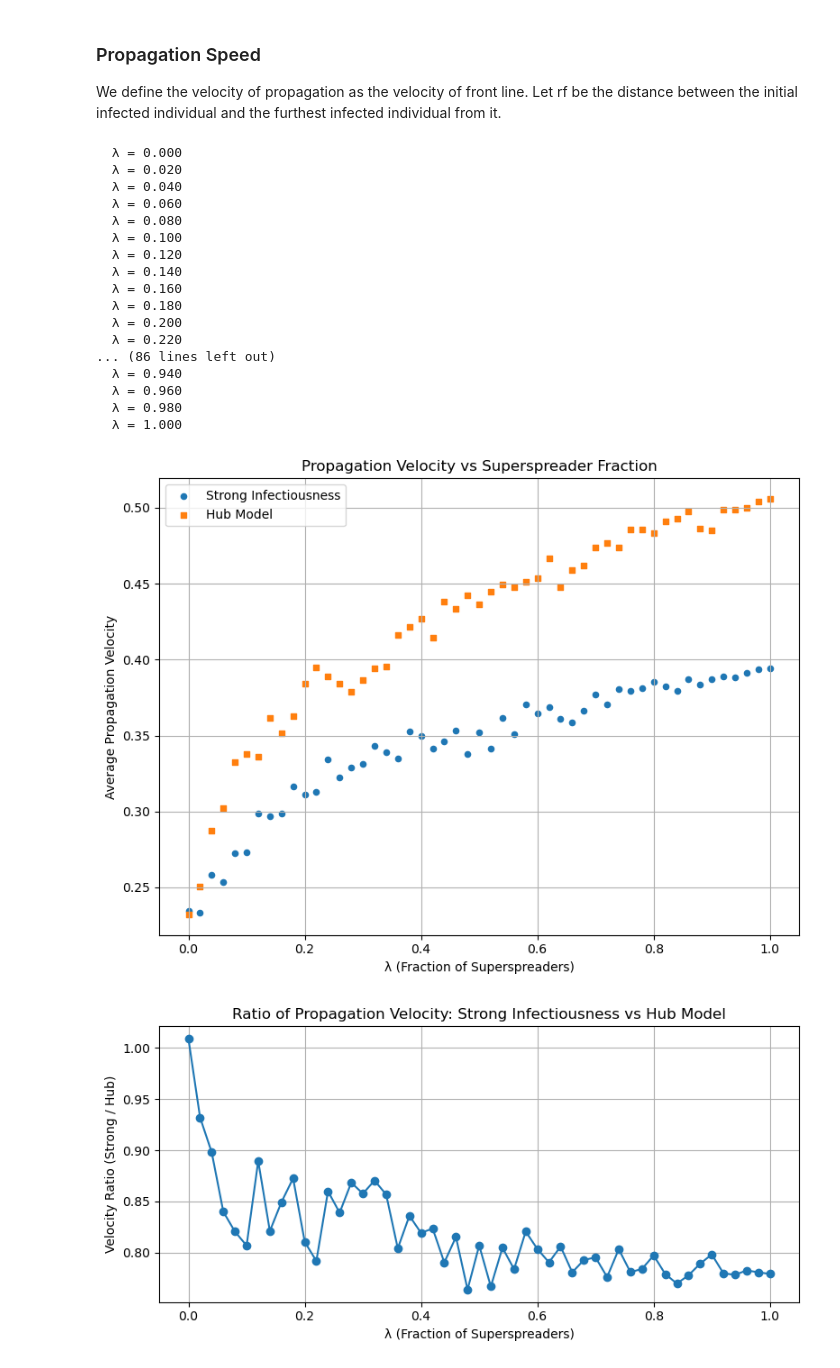
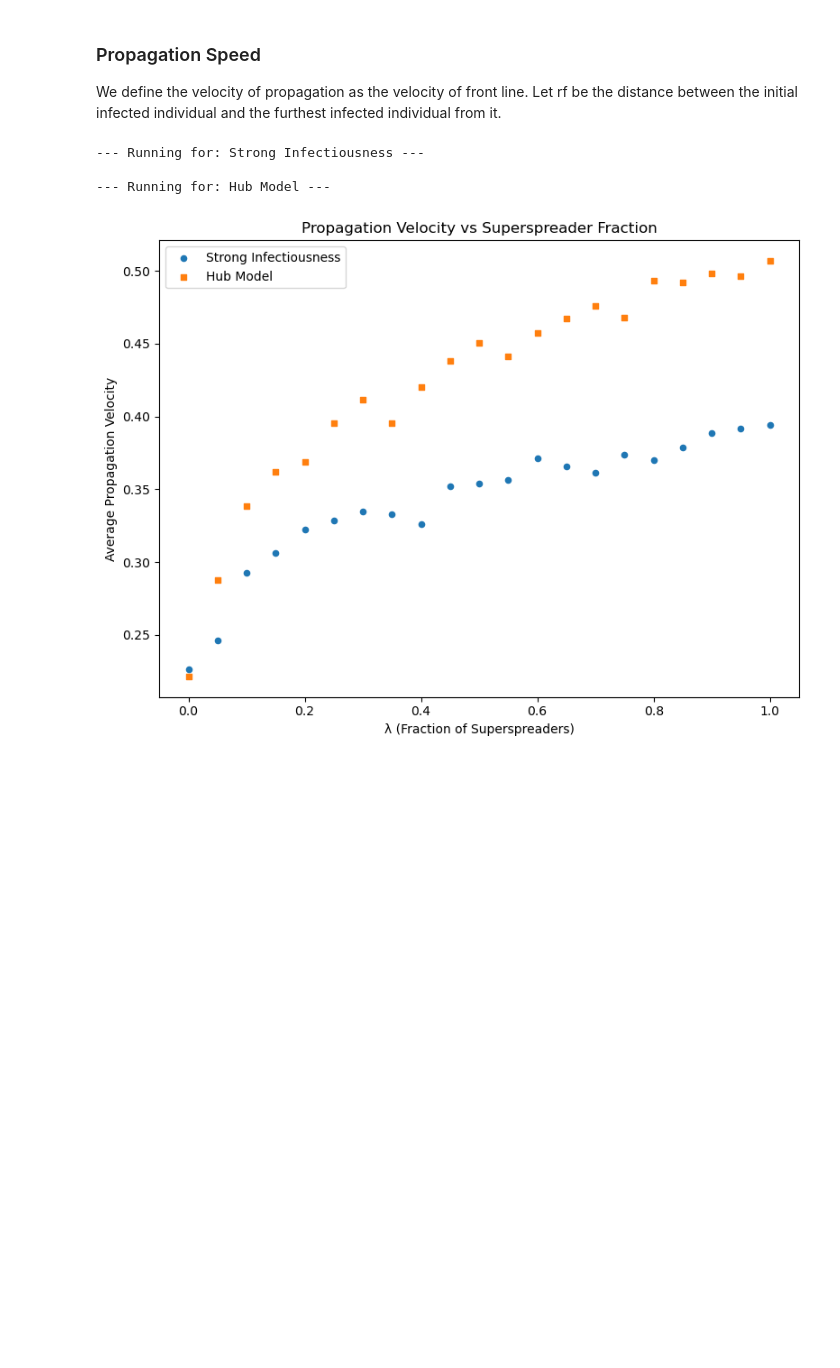
Before and after one commit to IamKrill1n/Effects-of-superspreaders-in-spread-of-epidemic-reimplementation, a Jupyter notebook: experiments.ipynb, the cells around one changed output. Drawn from its saved outputs; the diff is of its cells as text; code cells hidden in the pictures; blank space fills up the shorter version.

```diff
--- a/experiments.ipynb
+++ b/experiments.ipynb
@@ -76,7 +76,7 @@ for fig_title, model_type_key in superspreader_models_to_run.items():
     plt.ylabel("Percolation Probability")
     plt.title(f"{fig_title}")
     plt.ylim(-0.05, 1.05)
-    plt.grid(True)
+    plt.grid(False)
     plt.legend()
     plot_idx += 1
 
@@ -145,58 +145,43 @@ markers = ['o', 's']  # Different markers for each model
 plt.figure(figsize=(8, 6))
 results_dict = {}
 density_param = 20
-lambda_ss_values = np.linspace(0.0, 1.0, 51)  # Fractions of superspreaders from 0 to 1
+lambda_ss_values = np.linspace(0.0, 1.0, 21)  # Fractions of superspreaders from 0 to 1
 for marker, (fig_title, model_type_key) in zip(markers, superspreader_models_to_run.items()):
     print(f"\n--- Running for: {fig_title} ---")
     results = []
     for lambda_val in lambda_ss_values:
         # print(f"  λ = {lambda_val:.3f}")
         L_system = np.sqrt((N_pop * np.pi * r0_normal_val**2) / density_param)
 
         avg_velocities = Parallel(n_jobs=8)(
             delayed(run_single_simulation_velocity)(L_system, lambda_val, model_type_key)
             for _ in range(num_mc_runs_per_point)
         )
         avg_velocity = np.mean(avg_velocities)
         results.append(avg_velocity)
     results_dict[fig_title] = results
 
     plt.scatter(lambda_ss_values, results, marker=marker, s=20, label=fig_title)
 
 results_strong = results_dict["Strong Infectiousness"]
 results_hub = results_dict["Hub Model"]
 
 # Calculate ratio and difference
-velocity_ratio = np.array(results_strong) / np.array(results_hub)
+# velocity_ratio = np.array(results_strong) / np.array(results_hub)
 
 plt.xlabel("λ (Fraction of Superspreaders)")
 plt.ylabel("Average Propagation Velocity")
 plt.title("Propagation Velocity vs Superspreader Fraction")
-plt.grid(True)
+plt.grid(False)
 plt.legend()
 plt.tight_layout()
 plt.savefig("propagation_velocity_vs_superspreader_fraction.png", dpi=300, bbox_inches='tight')
 plt.show()
 # %% [output]
-  λ = 0.000
-  λ = 0.020
-  λ = 0.040
-  λ = 0.060
-  λ = 0.080
-  λ = 0.100
-  λ = 0.120
-  λ = 0.140
-  λ = 0.160
-  λ = 0.180
-  λ = 0.200
-  λ = 0.220
-... (86 lines left out)
-  λ = 0.940
-  λ = 0.960
-  λ = 0.980
-  λ = 1.000
+--- Running for: Strong Infectiousness ---
+
+--- Running for: Hub Model ---
-[figure, old version]
+[figure, new version]
-[figure, removed]
 # %%
 markers = ['o', 's']  # Different markers for each model
 plt.figure(figsize=(8, 6))
```
Also changed, not shown: parts of 2 cells of this notebook, 5 other files.
